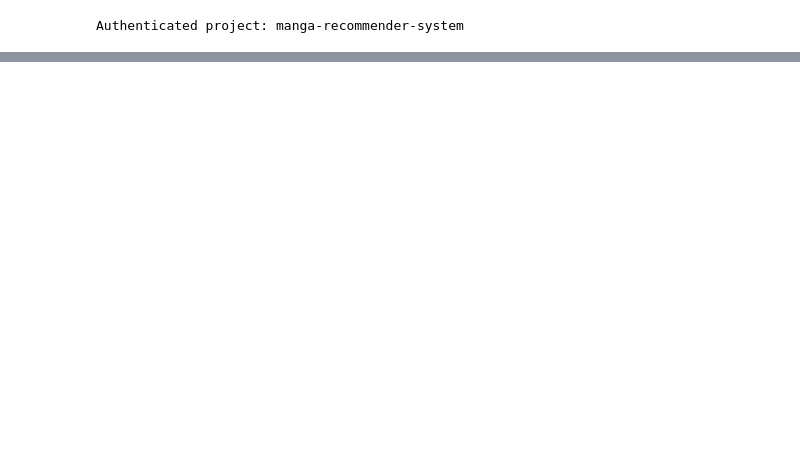
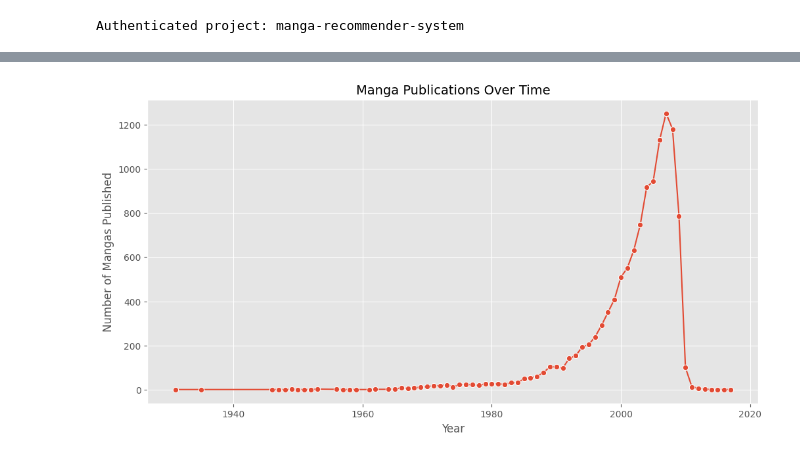
Before and after one commit to Trung-Dan-Phan/manga_recommender_system, a Jupyter notebook: notebooks/eda.ipynb, the cells around one changed output, grey strips where cells are left out. Cells and saved outputs as stored; diff of their text form; code cells hidden in the pictures; blank space fills up the shorter version.

```diff
--- a/notebooks/eda.ipynb
+++ b/notebooks/eda.ipynb
@@ -40,0 +127,18 @@ df
+# %%
+# Analyzing publication trends over time
+plt.figure(figsize=(12, 6))
+
+# Drop missing values in Start Date and convert to int
+manga_df["Start Date"] = manga_df["Start Date"].dropna().astype(int)
+
+# Count number of mangas published per year
+publication_trends = manga_df["Start Date"].value_counts().sort_index()
+
+# Plot: Manga publications over time
+sns.lineplot(x=publication_trends.index, y=publication_trends.values, marker="o")
+plt.title("Manga Publications Over Time", fontsize=14)
+plt.xlabel("Year")
+plt.ylabel("Number of Mangas Published")
+plt.show()
+# %% [output]
+[figure, added]
```
Also changed, not shown: parts of 32 cells of this notebook.
